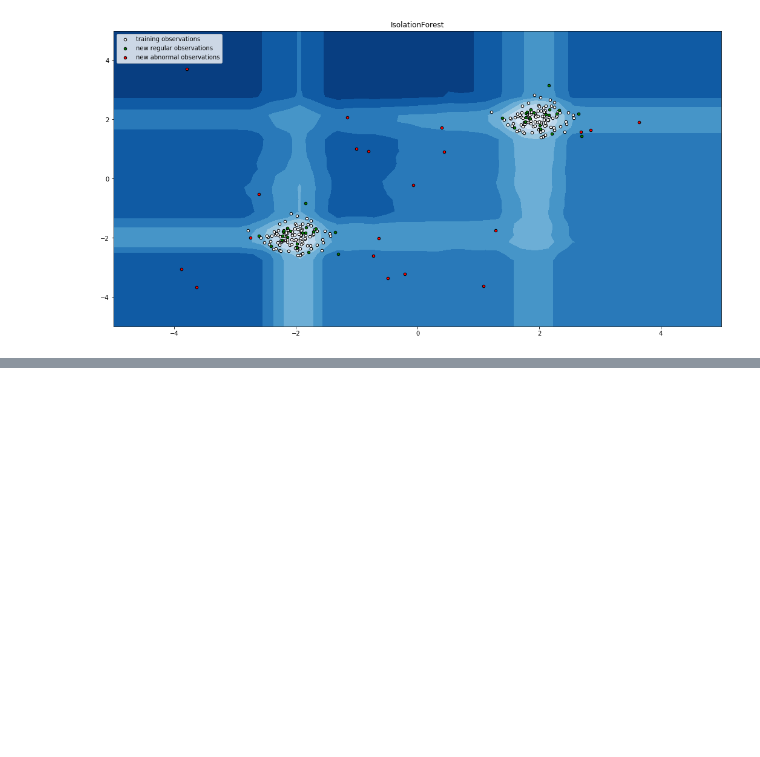
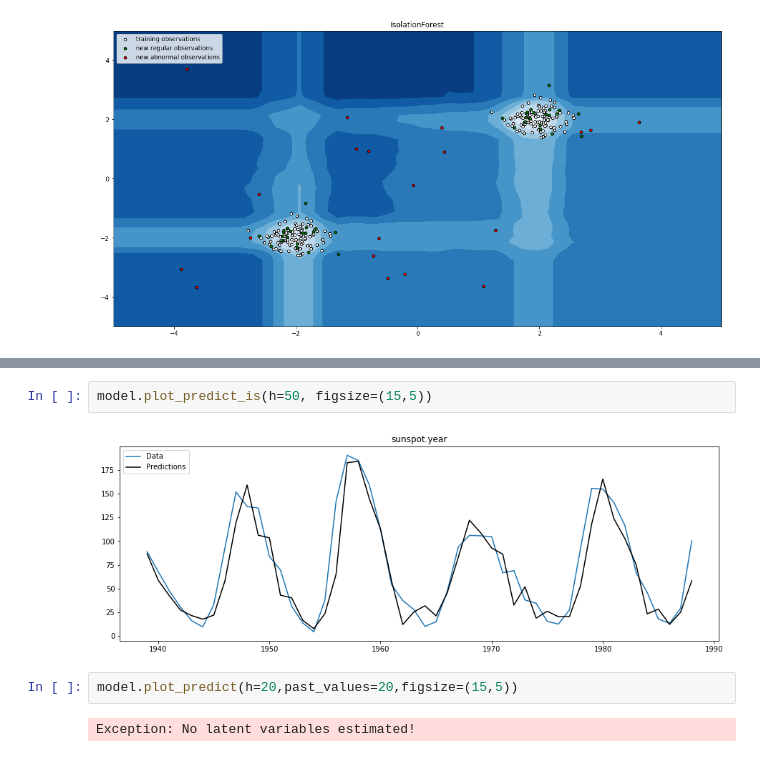
Before and after one commit to zhiyedan/cmserver-jupyter, a Jupyter notebook: timeSeries/cm_monitor_analy/analysis/test-and-demo.ipynb, the cells around one changed output, grey strips where cells are left out. Saved outputs shown, nothing was run; the diff lists cells and outputs as text; blank space fills up the shorter version.

```diff
--- a/timeSeries/cm_monitor_analy/analysis/test-and-demo.ipynb
+++ b/timeSeries/cm_monitor_analy/analysis/test-and-demo.ipynb
@@ -118,0 +171,8 @@ Automatically created module for IPython interactive environment
+# %%
+model.plot_predict_is(h=50, figsize=(15,5))
+# %% [output]
+[figure, added]
+# %%
+model.plot_predict(h=20,past_values=20,figsize=(15,5))
+# %% [output]
+Exception: No latent variables estimated!
```
Also changed, not shown: parts of 3 cells of this notebook, 18 other files.
